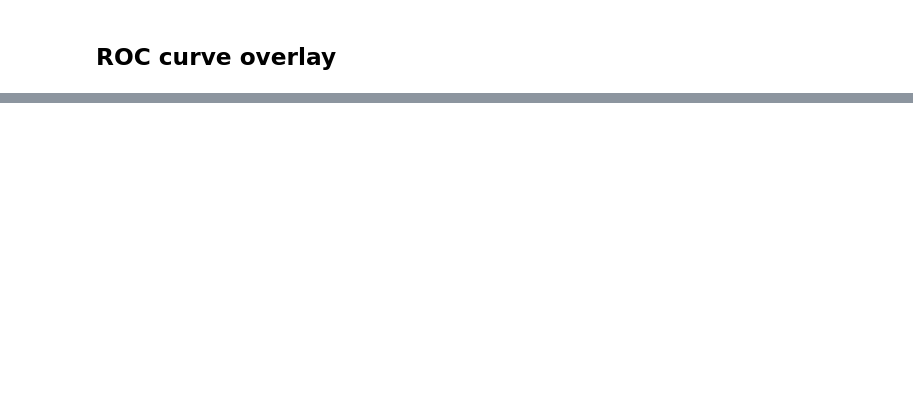
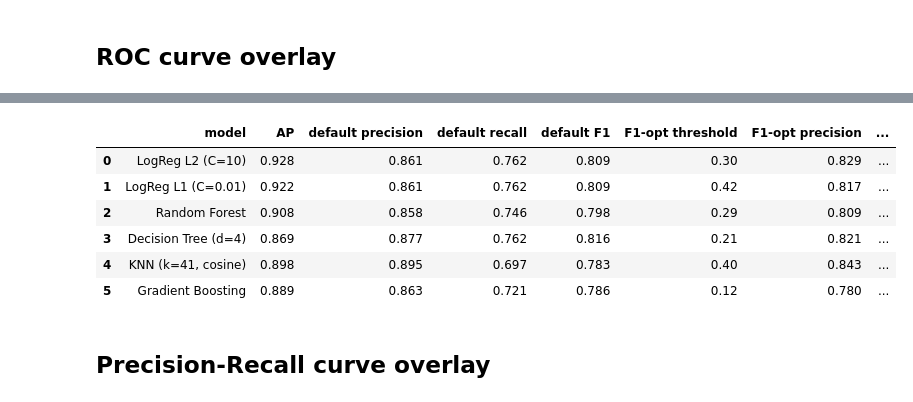
Before and after one commit to rhit-schwarr1/CSSEMA415-Project, a Jupyter notebook: src/ModelComparison.ipynb, the cells around one changed output, grey strips where cells are left out. Cells and saved outputs as stored; diff of their text form; code cells hidden in the pictures; blank space fills up the shorter version.

```diff
--- a/src/ModelComparison.ipynb
+++ b/src/ModelComparison.ipynb
@@ -101,0 +104,65 @@ fig.show()
+# %%
+from sklearn.metrics import precision_score, recall_score, f1_score, precision_recall_curve, average_precision_score
+
+thresholds = np.linspace(0.05, 0.95, 91)
+threshold_results = {}
+
+for name in fitted:
+    y_prob_model = fitted[name].get("y_prob")
+    if not y_prob_model is None:
+        rows = []
+        for t in thresholds:
+            preds = (y_prob_model >= t).astype(int)
+            rows.append({
+                "threshold": t,
+                "precision": precision_score(y_test, preds),
+                "recall": recall_score(y_test, preds),
+                "f1": f1_score(y_test, preds),
+            })
+        threshold_results[name] = pd.DataFrame(rows)
+# %%
+summary_rows = []
+for name, thresholds in threshold_results.items():
+    if name == "Dummy (baseline)":
+        continue
+
+    y_prob_model = fitted[name]["y_prob"]
+
+    default_row = thresholds.iloc[(thresholds["threshold"] - 0.5).abs().idxmin()]
+
+    best_f1 = thresholds.loc[thresholds["f1"].idxmax()]
+
+    high_recall = thresholds[thresholds["recall"] >= 0.9]
+    if len(high_recall) > 0:
+        best_recall = high_recall.sort_values("threshold").iloc[-1]
+    else:
+        best_recall = None
+
+    summary_rows.append({
+        "model": name,
+        "AP": round(average_precision_score(y_test, y_prob_model), 3),
+
+        "default precision": round(default_row["precision"], 3),
+        "default recall": round(default_row["recall"], 3),
+        "default F1": round(default_row["f1"], 3),
+
+        "F1-opt threshold": round(best_f1["threshold"], 2),
+        "F1-opt precision": round(best_f1["precision"], 3),
+        "F1-opt recall": round(best_f1["recall"], 3),
+        "F1-opt F1": round(best_f1["f1"], 3),
+
+        "recall=0.9 threshold": round(best_recall["threshold"], 2) if best_recall is not None else None,
+        "recall=0.9 precision": round(best_recall["precision"], 3) if best_recall is not None else None,
+    })
+
+pd.DataFrame(summary_rows).sort_values("F1-opt F1", ascending=False).reset_index(drop=True)
+# %% [output]
+|  | model | AP | default precision | default recall | default F1 | F1-opt threshold | F1-opt precision | ... |
+| 0 | LogReg L2 (C=10) | 0.928 | 0.861 | 0.762 | 0.809 | 0.30 | 0.829 | ... |
+| 1 | LogReg L1 (C=0.01) | 0.922 | 0.861 | 0.762 | 0.809 | 0.42 | 0.817 | ... |
+| 2 | Random Forest | 0.908 | 0.858 | 0.746 | 0.798 | 0.29 | 0.809 | ... |
+| 3 | Decision Tree (d=4) | 0.869 | 0.877 | 0.762 | 0.816 | 0.21 | 0.821 | ... |
+| 4 | KNN (k=41, cosine) | 0.898 | 0.895 | 0.697 | 0.783 | 0.40 | 0.843 | ... |
+| 5 | Gradient Boosting | 0.889 | 0.863 | 0.721 | 0.786 | 0.12 | 0.780 | ... |
+# %% [markdown]
+## Precision-Recall curve overlay
```
Also changed, not shown: parts of 4 cells of this notebook.
